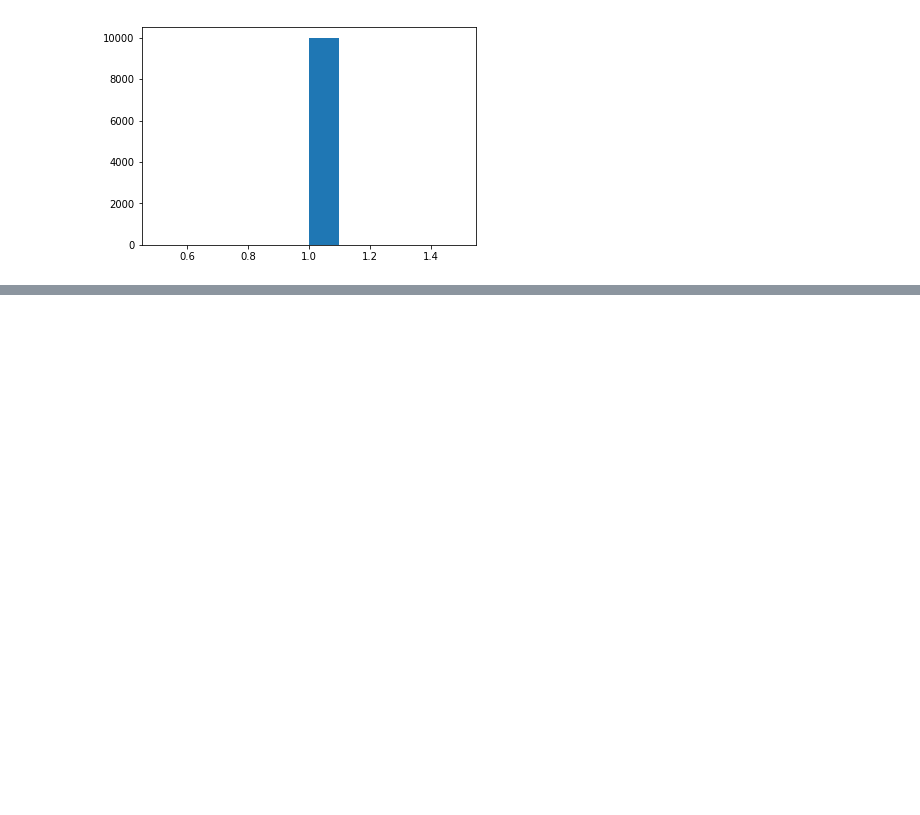
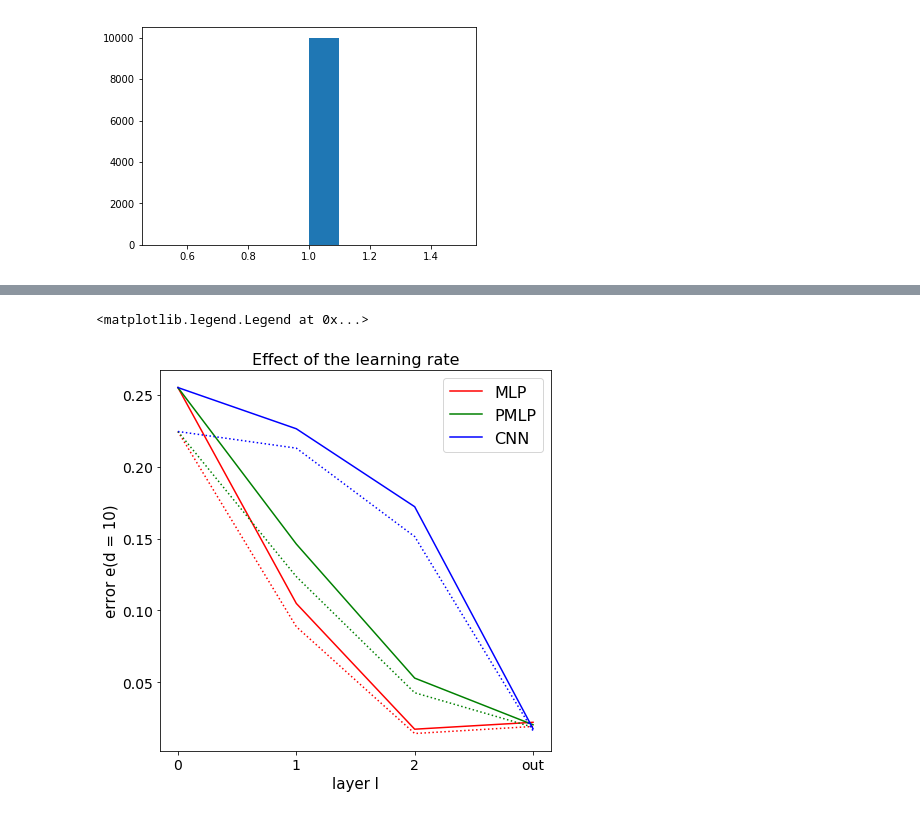
Before and after one commit to FDSMlhn/STAT538, a Jupyter notebook: reviews/Kernel analysis of deep network.ipynb, the cells around one changed output, grey strips where cells are left out. Saved outputs shown, nothing was run; the diff lists cells and outputs as text; code cells hidden in the pictures; blank space fills up the shorter version.

```diff
--- a/reviews/Kernel analysis of deep network.ipynb
+++ b/reviews/Kernel analysis of deep network.ipynb
@@ -409,0 +1482,4 @@ KeyboardInterrupt:
+# %%
+net = models.MLP2(input_dim=28*28, output_dim=10)
+#net.layer2.bias
+dbn.rbm_layers[0].v_bias
@@ -409,0 +1577,7 @@ KeyboardInterrupt:
+# %%
+import pickle
+with open('second_exp.pkl', 'rb') as f:
+    second_exp = pickle.load(f)
+
+# with open('second_exp.pkl', 'wb') as f:
+#     pickle.dump(second_exp,f)
@@ -409,0 +1595,5 @@ KeyboardInterrupt:
+# %%
+PMLP_error_rate[0,0] = 0.2246
+PMLP_error_rate[1,0] = 0.2552
+# %%
+second_exp['PMLP'] = PMLP_error_rate
@@ -409,0 +1620,31 @@ KeyboardInterrupt:
+# %%
+fig = plt.figure(figsize=(7,7))
+#gs = gridspec.GridSpec(2,2)
+
+ax= plt.subplot()
+xaxis_title = ['0','1','2','out']
+ax.set_title('Effect of the learning rate',size=16)
+ax.set_xlabel('layer l',size=15)
+ax.set_ylabel('error e(d = 10)',size=15)
+#ax.set_xticks(size=10)
+ax.tick_params(axis = 'both', labelsize=14)
+gray_colors =  ['k','dimgray', 'darkgray', 'lightgray']
+linestyles = ['-',':']
+
+labels = ['MLP','PMLP','CNN']
+plt.plot(xaxis_title, first_exp['wd_up'][0,:],
+         color = 'red',linestyle=linestyles[0], label=labels[0])
+plt.plot(xaxis_title, first_exp['wd_low'][0,:],
+         color = 'red',linestyle=linestyles[1], label=labels[0])
+plt.plot(xaxis_title, second_exp['PMLP'][1,:],
+         color = 'green',linestyle=linestyles[0], label=labels[1])
+plt.plot(xaxis_title, second_exp['PMLP'][0,:],
+         color = 'green',linestyle=linestyles[1],label=labels[1])
+plt.plot(xaxis_title, second_exp['cnn_up'],
+         color = 'blue',linestyle=linestyles[0], label=labels[2])
+plt.plot(xaxis_title, second_exp['cnn_low'],
+         color = 'blue',linestyle=linestyles[1], label=labels[2])
+plt.legend(prop={'size': 16})
+# %% [output]
+<matplotlib.legend.Legend at 0x...>
+[figure, added]
```
Also changed, not shown: parts of 36 cells of this notebook, 2 other files.
